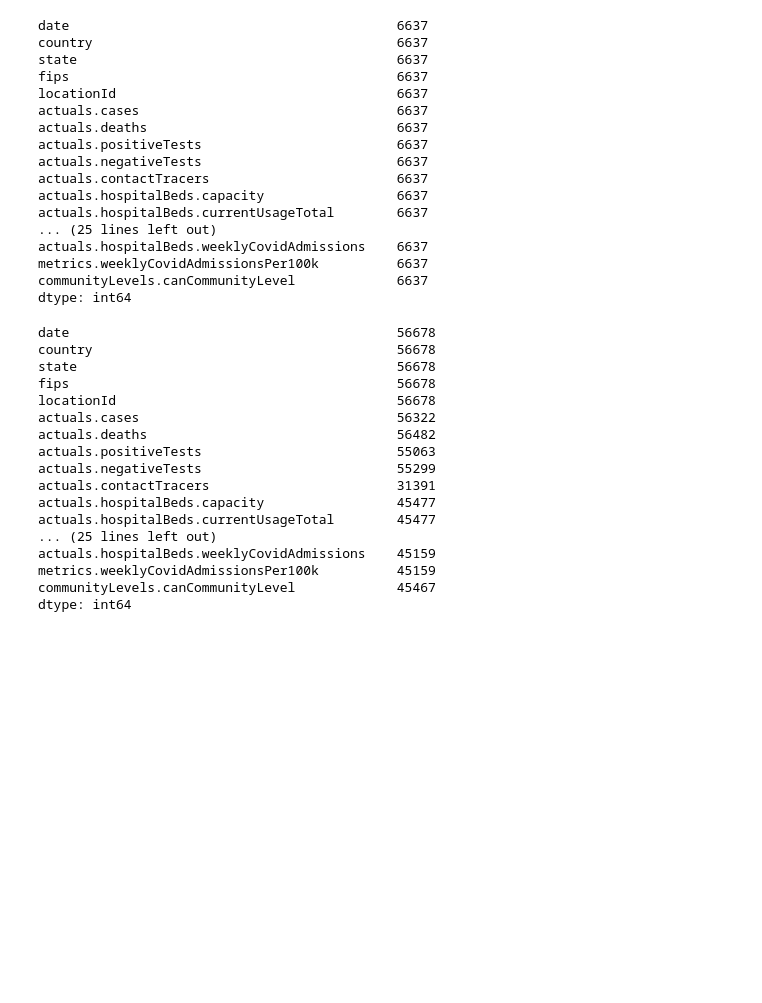
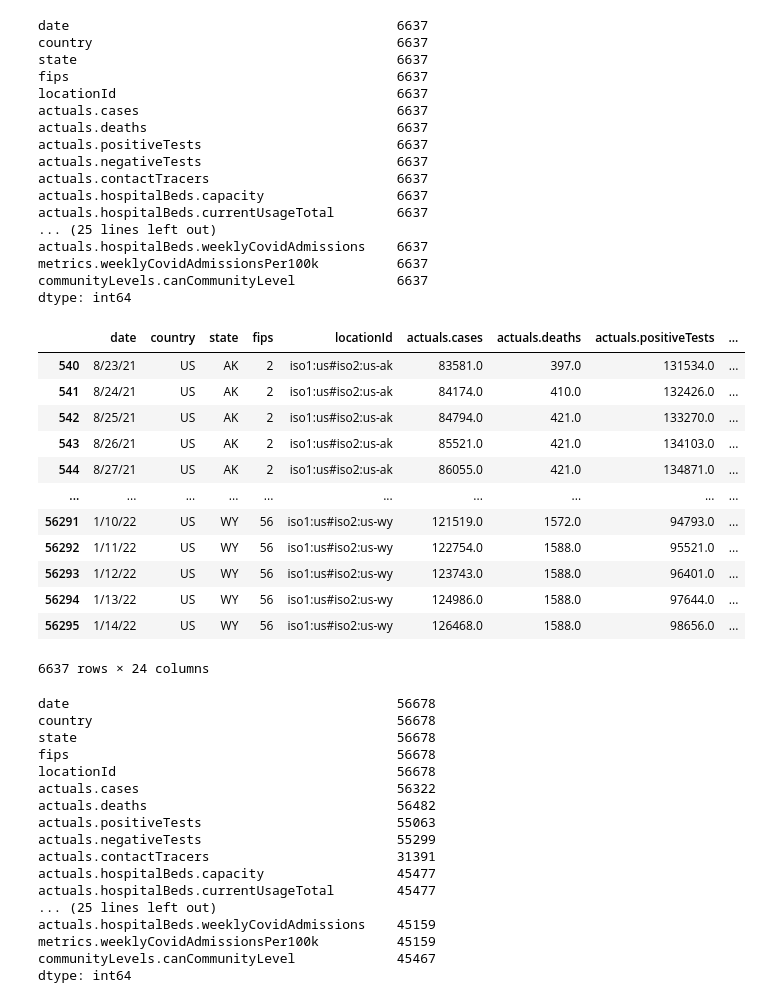
Before and after one commit to cmason1996/Clustering_COVID-19_data_in_the_United_States, a Jupyter notebook: clean_test_data.ipynb, the cells around one changed output. Cells and saved outputs as stored; diff of their text form; code cells hidden in the pictures; blank space fills up the shorter version.

Commit message:
Adding states_cleaned with no metrics columns

```diff
--- a/clean_test_data.ipynb
+++ b/clean_test_data.ipynb
@@ -135,3 +135,29 @@ actuals.hospitalBeds.weeklyCovidAdmissions    6637
 metrics.weeklyCovidAdmissionsPer100k          6637
 communityLevels.canCommunityLevel             6637
 dtype: int64
+# %%
+# Get rid of the metric columns
+columns_to_drop2 = ['metrics.testPositivityRatio', 'metrics.caseDensity', 'metrics.contactTracerCapacityRatio',
+                    'metrics.infectionRate', 'metrics.infectionRateCI90', 'metrics.icuCapacityRatio',
+                    'riskLevels.overall', 'metrics.vaccinationsInitiatedRatio', 'metrics.vaccinationsCompletedRatio',
+                    'riskLevels.caseDensity', 'cdcTransmissionLevel', 'metrics.vaccinationsAdditionalDoseRatio',
+                    'metrics.weeklyNewCasesPer100k', 'metrics.bedsWithCovidPatientsRatio',
+                    'metrics.weeklyCovidAdmissionsPer100k', 'communityLevels.canCommunityLevel']
+# %%
+# Drop the metric columns from the dataset
+states_cleaned2 = states_cleaned.drop(columns_to_drop2, axis=1)
+states_cleaned2
+# %% [output]
+|  | date | country | state | fips | locationId | actuals.cases | actuals.deaths | actuals.positiveTests | ... |
+| 540 | 8/23/21 | US | AK | 2 | iso1:us#iso2:us-ak | 83581.0 | 397.0 | 131534.0 | ... |
+| 541 | 8/24/21 | US | AK | 2 | iso1:us#iso2:us-ak | 84174.0 | 410.0 | 132426.0 | ... |
+| 542 | 8/25/21 | US | AK | 2 | iso1:us#iso2:us-ak | 84794.0 | 421.0 | 133270.0 | ... |
+| 543 | 8/26/21 | US | AK | 2 | iso1:us#iso2:us-ak | 85521.0 | 421.0 | 134103.0 | ... |
+| 544 | 8/27/21 | US | AK | 2 | iso1:us#iso2:us-ak | 86055.0 | 421.0 | 134871.0 | ... |
+| ... | ... | ... | ... | ... | ... | ... | ... | ... | ... |
+| 56291 | 1/10/22 | US | WY | 56 | iso1:us#iso2:us-wy | 121519.0 | 1572.0 | 94793.0 | ... |
+| 56292 | 1/11/22 | US | WY | 56 | iso1:us#iso2:us-wy | 122754.0 | 1588.0 | 95521.0 | ... |
+| 56293 | 1/12/22 | US | WY | 56 | iso1:us#iso2:us-wy | 123743.0 | 1588.0 | 96401.0 | ... |
+| 56294 | 1/13/22 | US | WY | 56 | iso1:us#iso2:us-wy | 124986.0 | 1588.0 | 97644.0 | ... |
+| 56295 | 1/14/22 | US | WY | 56 | iso1:us#iso2:us-wy | 126468.0 | 1588.0 | 98656.0 | ... |
+6637 rows × 24 columns
```
Also changed, not shown: parts of 6 cells of this notebook, 1 other file.
